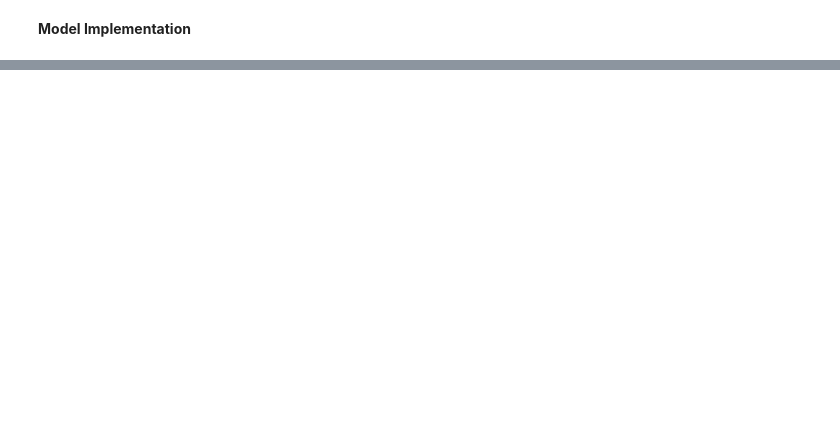
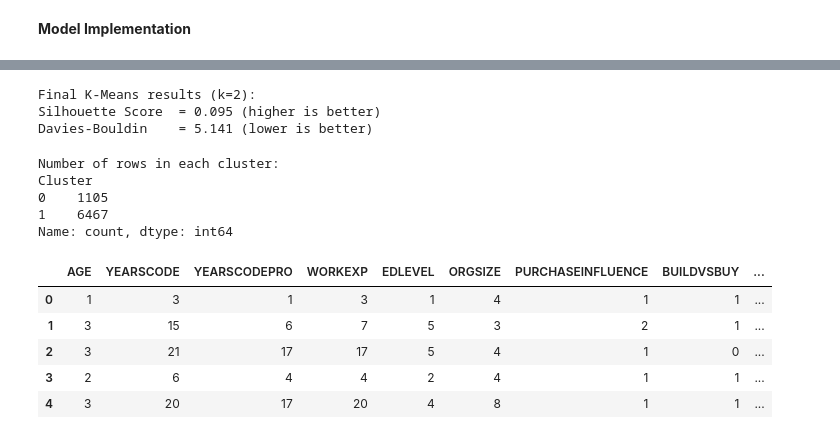
Before and after one commit to adni8025/Stack-Overflow-Developer-Survey-Data-Mining, a Jupyter notebook: restructuredFile.ipynb, the cells around one changed output, grey strips where cells are left out. Cells and saved outputs as stored; diff of their text form; code cells hidden in the pictures; blank space fills up the shorter version.

```diff
--- a/restructuredFile.ipynb
+++ b/restructuredFile.ipynb
@@ -307,0 +401,19 @@ print("R^2:", r2_score(Y_test_c, Y_pred_c))
+# %%
+import pandas as pd
+
+# Create DataFrame from cv_results_
+cv_results_df = pd.DataFrame(grid_search.cv_results_)
+
+# Select and display important columns
+cv_summary = cv_results_df[['params', 'mean_test_score', 'std_test_score']].sort_values(
+    by='mean_test_score', ascending=False
+).reset_index(drop=True)
+
+# Flip scores to positive
+cv_summary['mean_test_score'] = -cv_summary['mean_test_score']
+
+# Show full table
+pd.set_option('display.max_rows', None)
+pd.set_option('display.max_colwidth', None)
+print("\nGrid Search Full Results (MAE):")
+display(cv_summary.head(11))
@@ -726,23 +929,42 @@ plt.show()
 # %%
+# Run k-means model
 final_k = 2
-kmeans_final = KMeans(n_clusters=final_k, n_init=10, random_state=42)
+kmeans_final = KMeans(n_clusters=final_k, n_init=10)
 final_labels = kmeans_final.fit_predict(X_scaled)
-
-jobsat_clusters = jobsat_df.copy()
-jobsat_clusters["Cluster"] = final_labels
-print(jobsat_clusters.head(5))
 
 # Evaluate final model
 final_sil_score = silhouette_score(X_scaled, final_labels)
 final_db_score = davies_bouldin_score(X_scaled, final_labels)
 
+# Show results
 print(f"Final K-Means results (k={final_k}):")
 print(f"Silhouette Score  = {final_sil_score:.3f} (higher is better)")
 print(f"Davies-Bouldin    = {final_db_score:.3f} (lower is better)")
+# %% [output]
+Final K-Means results (k=2):
+Silhouette Score  = 0.095 (higher is better)
+Davies-Bouldin    = 5.141 (lower is better)
 # %%
+# Create jobsat_clusters
+jobsat_clusters = jobsat_df.copy()
+jobsat_clusters["Cluster"] = final_labels
+
 cluster_counts = jobsat_clusters["Cluster"].value_counts().sort_index()
 print("Number of rows in each cluster:")
 print(cluster_counts)
+jobsat_clusters.head(5)
+# %% [output]
+Number of rows in each cluster:
+Cluster
+0    1105
+1    6467
+Name: count, dtype: int64
+|  | AGE | YEARSCODE | YEARSCODEPRO | WORKEXP | EDLEVEL | ORGSIZE | PURCHASEINFLUENCE | BUILDVSBUY | ... |
+| 0 | 1 | 3 | 1 | 3 | 1 | 4 | 1 | 1 | ... |
+| 1 | 3 | 15 | 6 | 7 | 5 | 3 | 2 | 1 | ... |
+| 2 | 3 | 21 | 17 | 17 | 5 | 4 | 1 | 0 | ... |
+| 3 | 2 | 6 | 4 | 4 | 2 | 4 | 1 | 1 | ... |
+| 4 | 3 | 20 | 17 | 20 | 4 | 8 | 1 | 1 | ... |
 # %%
 # Group by 'Cluster' and compute means of all features
 cluster_summary = jobsat_clusters.groupby("Cluster").mean()
```
Also changed, not shown: parts of 30 cells of this notebook.
